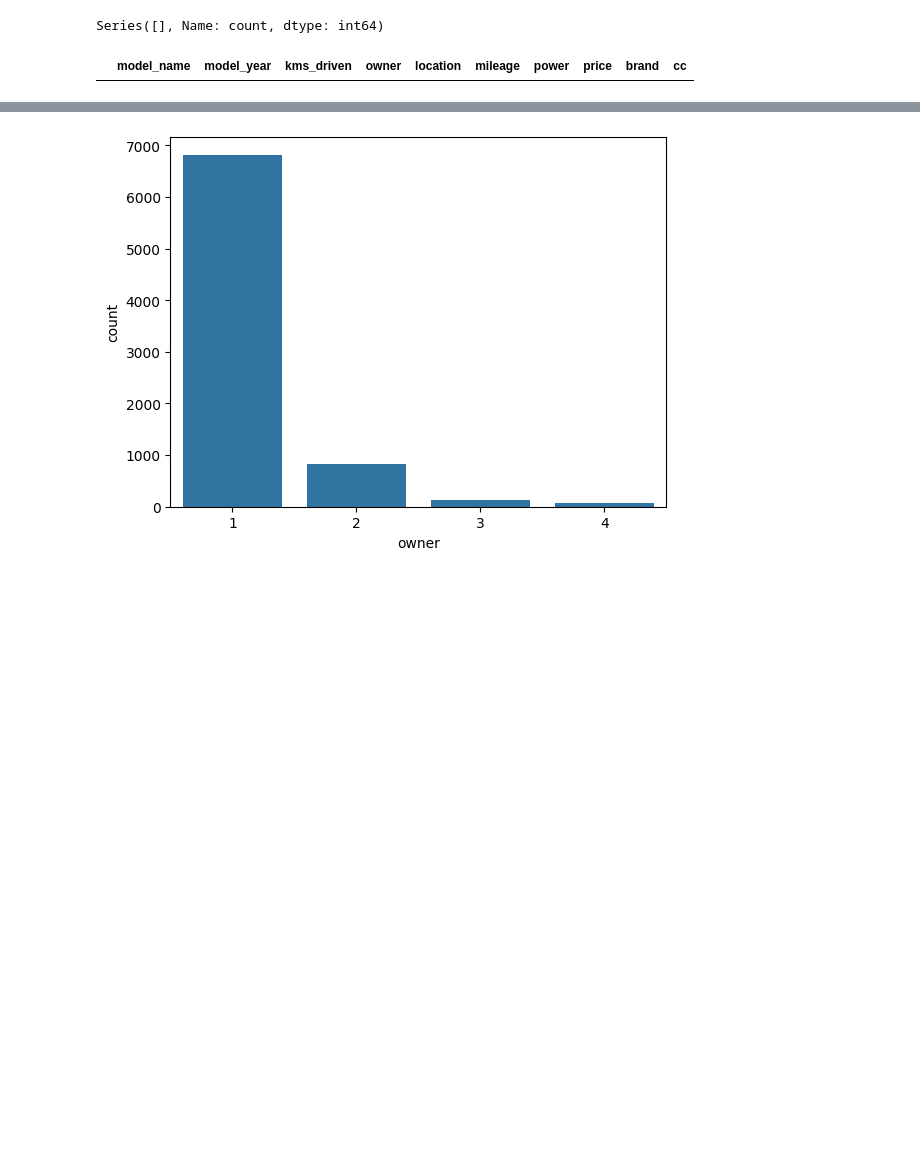
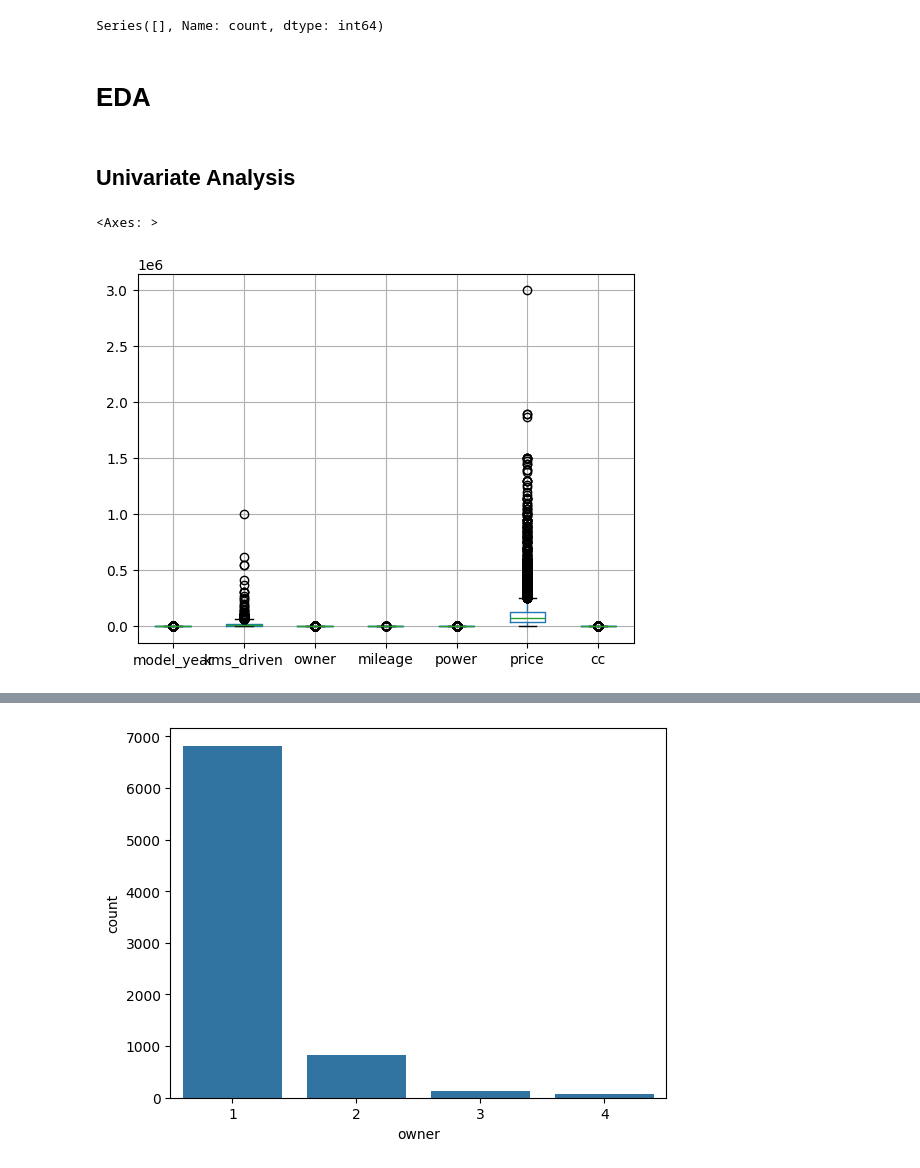
Before and after one commit to sushantkas/Pr-2-used-bikes, a Jupyter notebook: EDA.ipynb, the cells around one changed output, grey strips where cells are left out. Saved outputs shown, nothing was run; the diff lists cells and outputs as text; code cells hidden in the pictures; blank space fills up the shorter version.

Commit message:
Uni and Bivariate analysis

```diff
--- a/EDA.ipynb
+++ b/EDA.ipynb
@@ -745,7 +755,12 @@ bikes['kms_driven'].fillna(bikes['brand'].map(brand_means_kms), inplace=True)
 bikes[bikes["kms_driven"].isnull()]["model_name"].value_counts()
 # %% [output]
 Series([], Name: count, dtype: int64)
-# %%
-bikes[bikes["power"].isnull()]
-# %% [output]
-|  | model_name | model_year | kms_driven | owner | location | mileage | power | price | brand | cc |
+# %% [markdown]
+# EDA
+# %% [markdown]
+## Univariate Analysis
+# %%
+bikes.boxplot()
+# %% [output]
+<Axes: >
+[figure, added]
```
Also changed, not shown: parts of 9 cells of this notebook.
